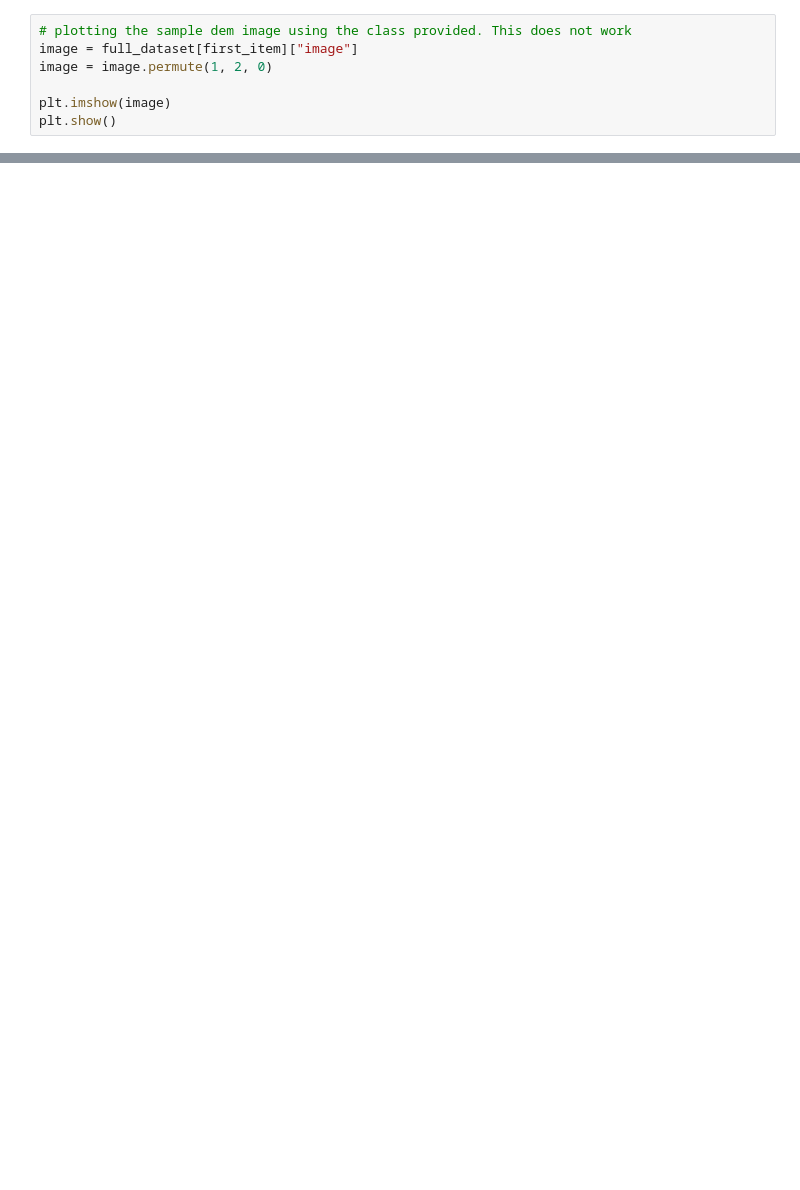
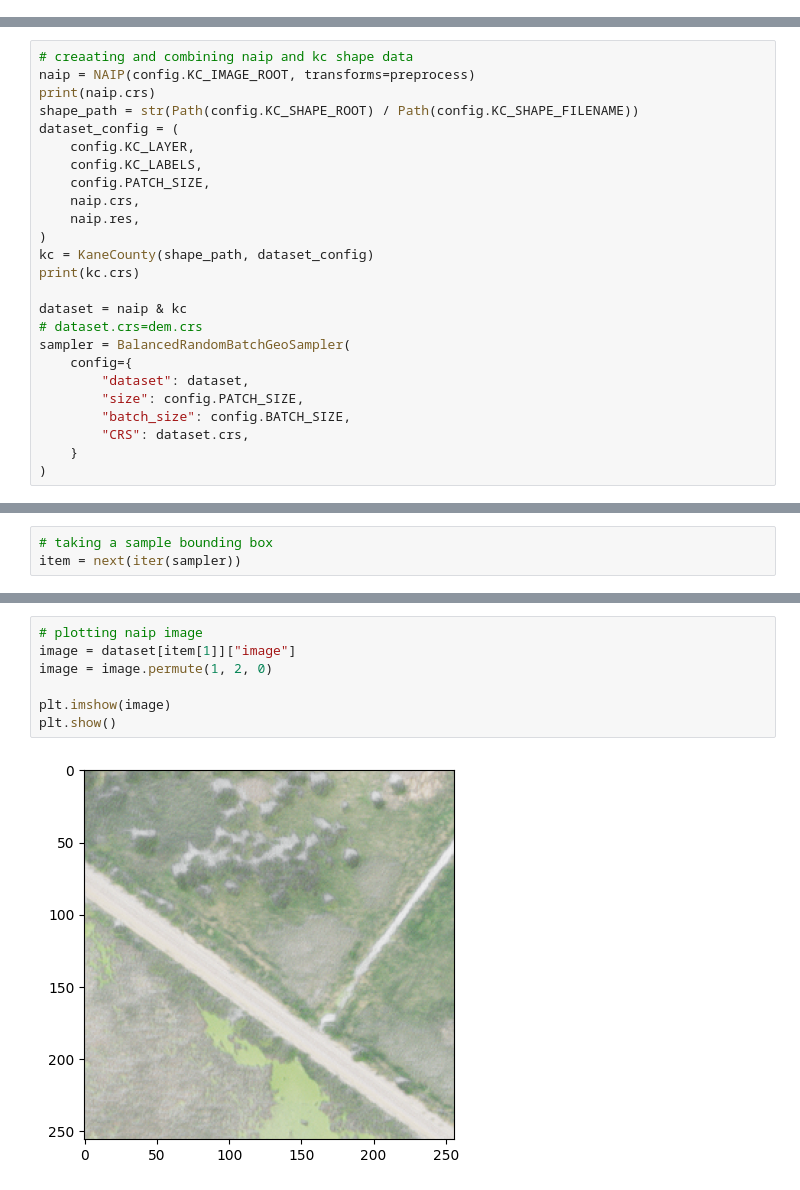
Before and after one commit to dsi-clinic/CMAP, a Jupyter notebook: exploratory-analysis-cleaned.ipynb, the cells around one changed output, grey strips where cells are left out. Saved outputs shown, nothing was run; the diff lists cells and outputs as text; blank space fills up the shorter version.

```diff
--- a/exploratory-analysis-cleaned.ipynb
+++ b/exploratory-analysis-cleaned.ipynb
@@ -380,7 +0,0 @@ dem.res
-# %%
-# plotting the sample dem image using the class provided. This does not work
-image = full_dataset[first_item]["image"]
-image = image.permute(1, 2, 0)
-
-plt.imshow(image)
-plt.show()
@@ -393,0 +43,25 @@ dem.plot(dem[first_item])
+# %%
+# creaating and combining naip and kc shape data
+naip = NAIP(config.KC_IMAGE_ROOT, transforms=preprocess)
+print(naip.crs)
+shape_path = str(Path(config.KC_SHAPE_ROOT) / Path(config.KC_SHAPE_FILENAME))
+dataset_config = (
+    config.KC_LAYER,
+    config.KC_LABELS,
+    config.PATCH_SIZE,
+    naip.crs,
+    naip.res,
+)
+kc = KaneCounty(shape_path, dataset_config)
+print(kc.crs)
+
+dataset = naip & kc
+# dataset.crs=dem.crs
+sampler = BalancedRandomBatchGeoSampler(
+    config={
+        "dataset": dataset,
+        "size": config.PATCH_SIZE,
+        "batch_size": config.BATCH_SIZE,
+        "CRS": dataset.crs,
+    }
+)
@@ -393,0 +119,3 @@ dem.plot(dem[first_item])
+# %%
+# taking a sample bounding box
+item = next(iter(sampler))
@@ -393,0 +137,9 @@ dem.plot(dem[first_item])
+# %%
+# plotting naip image
+image = dataset[item[1]]["image"]
+image = image.permute(1, 2, 0)
+
+plt.imshow(image)
+plt.show()
+# %% [output]
+[figure, added]
```
Also changed, not shown: parts of 40 cells of this notebook.
